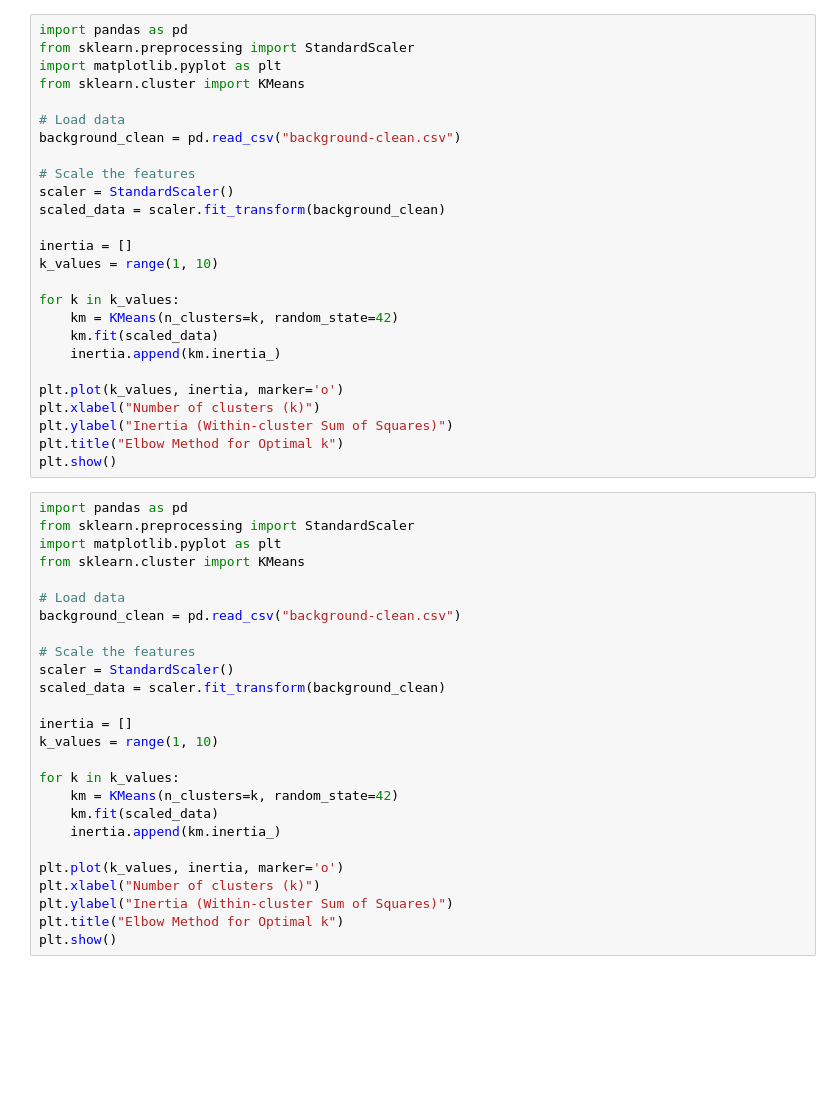
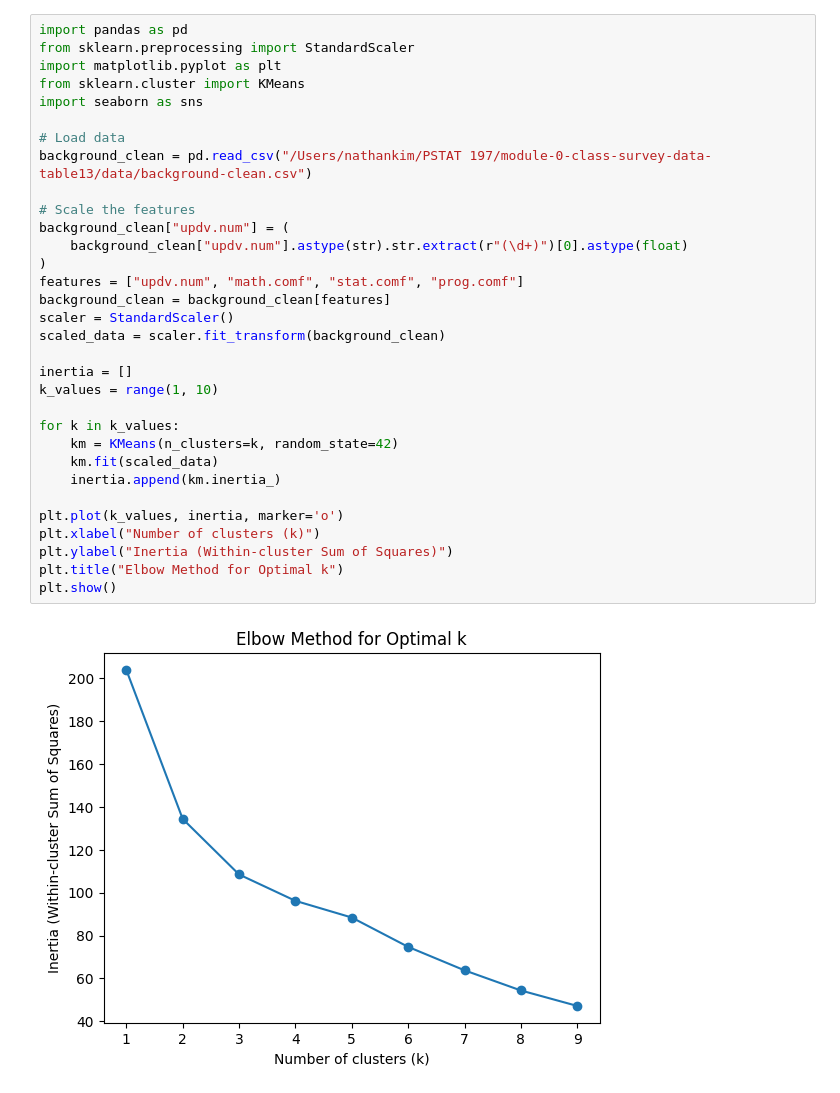
Before and after one commit to pstat197/module-0-class-survey-data-table13, a Jupyter notebook: scripts/Q1_analysis_nathan.ipynb, the cells around one changed output. Drawn from its saved outputs; the diff is of its cells as text; blank space fills up the shorter version.

```diff
--- a/scripts/Q1_analysis_nathan.ipynb
+++ b/scripts/Q1_analysis_nathan.ipynb
@@ -4,52 +4,34 @@
 # %%
 import pandas as pd
 from sklearn.preprocessing import StandardScaler
 import matplotlib.pyplot as plt
 from sklearn.cluster import KMeans
+import seaborn as sns
 
 # Load data
-background_clean = pd.read_csv("background-clean.csv")
+background_clean = pd.read_csv("/Users/nathankim/PSTAT 197/module-0-class-survey-data-table13/data/background-clean.csv")
 
 # Scale the features
+background_clean["updv.num"] = (
+    background_clean["updv.num"].astype(str).str.extract(r"(\d+)")[0].astype(float)
+)
+features = ["updv.num", "math.comf", "stat.comf", "prog.comf"]
+background_clean = background_clean[features]
 scaler = StandardScaler()
 scaled_data = scaler.fit_transform(background_clean)
 
 inertia = []
 k_values = range(1, 10)
 
 for k in k_values:
     km = KMeans(n_clusters=k, random_state=42)
     km.fit(scaled_data)
     inertia.append(km.inertia_)
 
 plt.plot(k_values, inertia, marker='o')
 plt.xlabel("Number of clusters (k)")
 plt.ylabel("Inertia (Within-cluster Sum of Squares)")
 plt.title("Elbow Method for Optimal k")
 plt.show()
+# %% [output]
+[figure, added]
-# %%
-import pandas as pd
-from sklearn.preprocessing import StandardScaler
-import matplotlib.pyplot as plt
-from sklearn.cluster import KMeans
-
-# Load data
-background_clean = pd.read_csv("background-clean.csv")
-
-# Scale the features
-scaler = StandardScaler()
-scaled_data = scaler.fit_transform(background_clean)
-
-inertia = []
-k_values = range(1, 10)
-
-for k in k_values:
-    km = KMeans(n_clusters=k, random_state=42)
-    km.fit(scaled_data)
-    inertia.append(km.inertia_)
-
-plt.plot(k_values, inertia, marker='o')
-plt.xlabel("Number of clusters (k)")
-plt.ylabel("Inertia (Within-cluster Sum of Squares)")
-plt.title("Elbow Method for Optimal k")
-plt.show()
```
Also changed, not shown: parts of 7 cells of this notebook.
